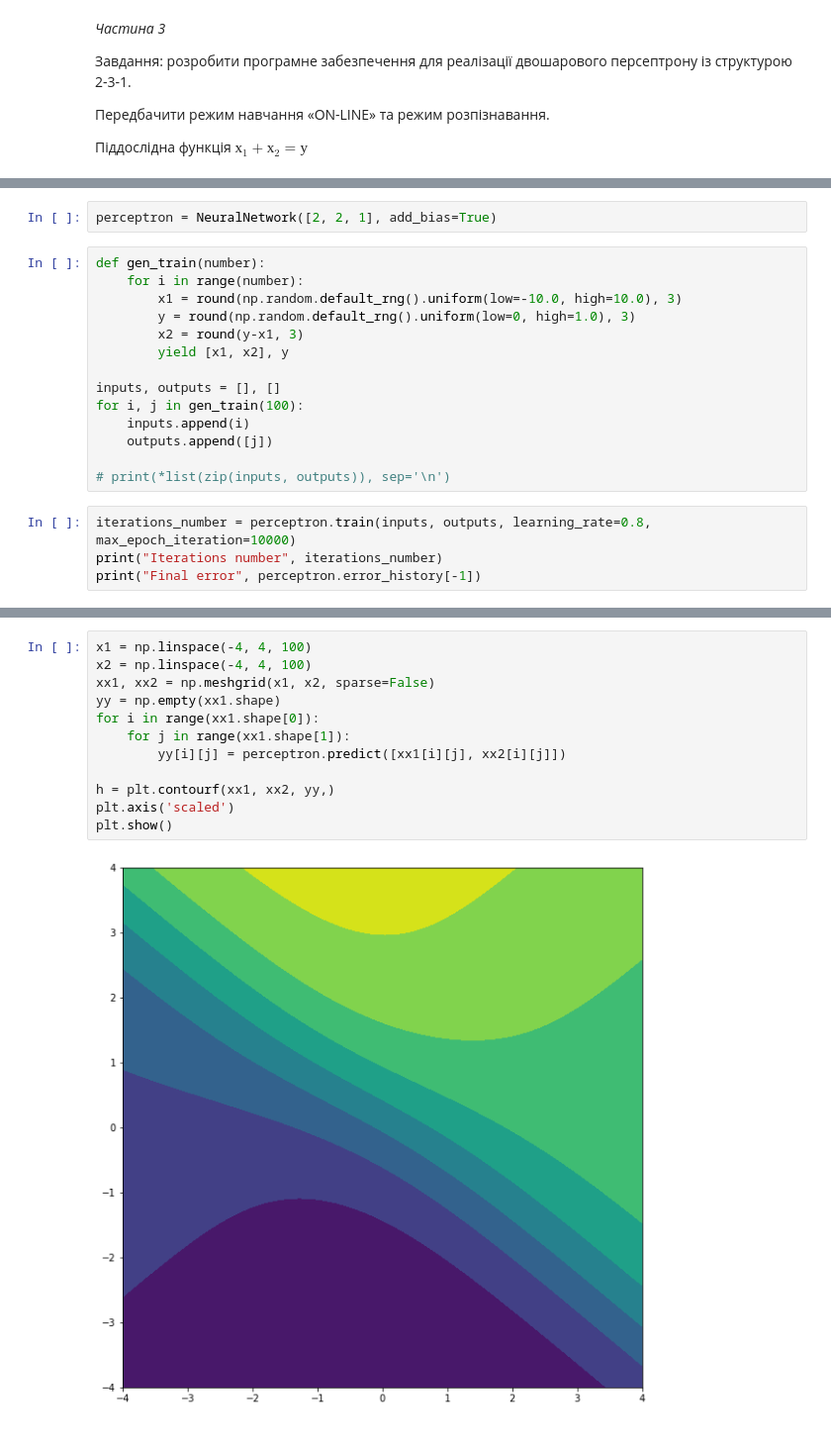
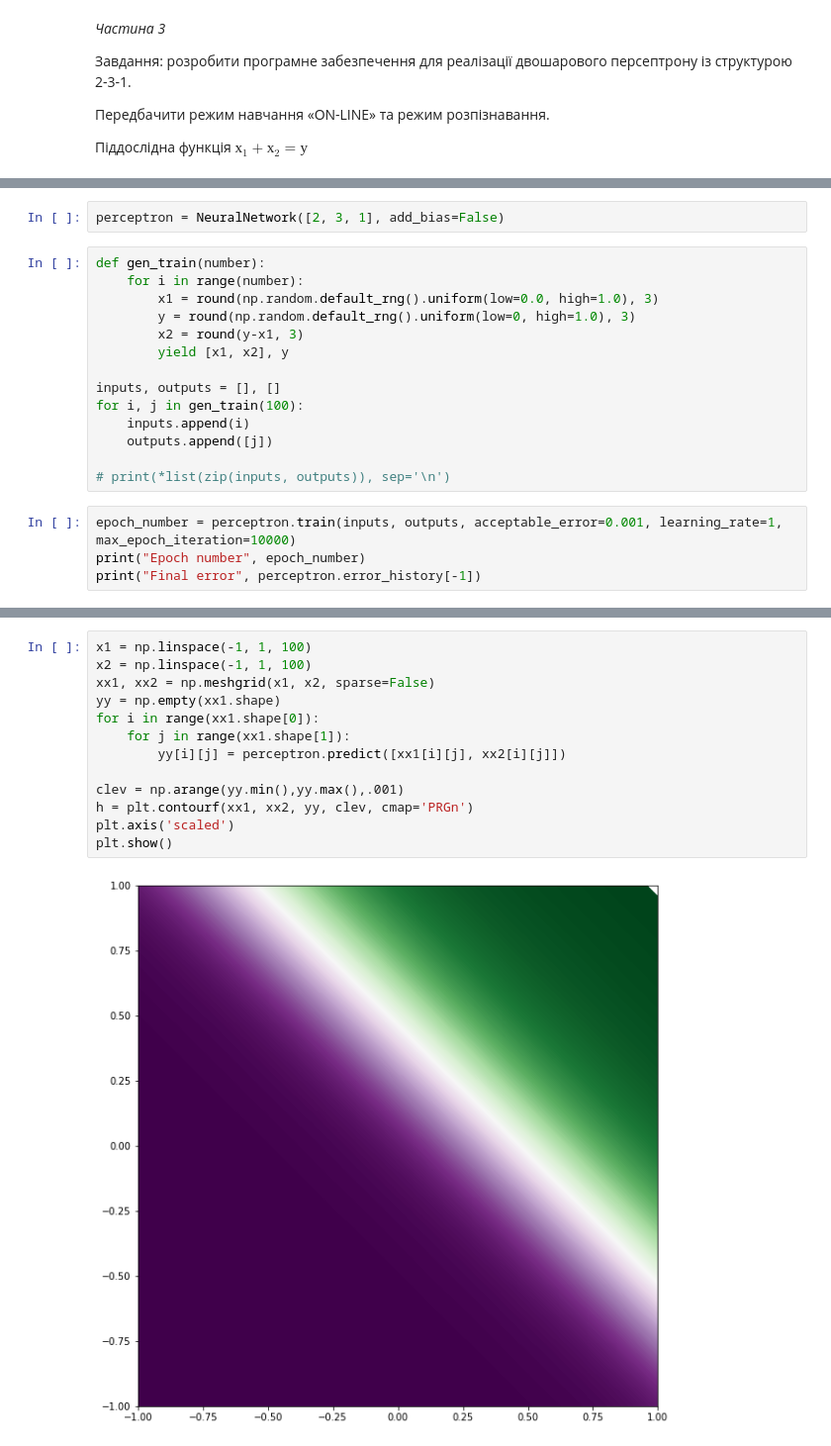
Before and after one commit to moxxiq/neural-network-labs, a Jupyter notebook: L1/Lab-1-3.ipynb, the cells around one changed output, grey strips where cells are left out. Shown: that part at 99% size. Cells and saved outputs as stored; diff of their text form.

```diff
--- a/L1/Lab-1-3.ipynb
+++ b/L1/Lab-1-3.ipynb
@@ -128,11 +129,11 @@ class NeuralNetwork:
         self._step_forward()
         return self.neurons[-1][self.one_or_zero:]
 # %%
-perceptron = NeuralNetwork([2, 2, 1], add_bias=True)
+perceptron = NeuralNetwork([2, 3, 1], add_bias=False)
 # %%
 def gen_train(number):
     for i in range(number):
-        x1 = round(np.random.default_rng().uniform(low=-10.0, high=10.0), 3)
+        x1 = round(np.random.default_rng().uniform(low=0.0, high=1.0), 3)
         y = round(np.random.default_rng().uniform(low=0, high=1.0), 3)
         x2 = round(y-x1, 3)
         yield [x1, x2], y
@@ -144,7 +145,7 @@ for i, j in gen_train(100):
 
 # print(*list(zip(inputs, outputs)), sep='\n')
 # %%
-iterations_number = perceptron.train(inputs, outputs, learning_rate=0.8, max_epoch_iteration=10000)
-print("Iterations number", iterations_number)
+epoch_number = perceptron.train(inputs, outputs, acceptable_error=0.001, learning_rate=1, max_epoch_iteration=10000)
+print("Epoch number", epoch_number)
 print("Final error", perceptron.error_history[-1])
 # %% [output]
@@ -153,15 +154,16 @@ Final error [0.00478037]
 # %%
-x1 = np.linspace(-4, 4, 100)
-x2 = np.linspace(-4, 4, 100)
+x1 = np.linspace(-1, 1, 100)
+x2 = np.linspace(-1, 1, 100)
 xx1, xx2 = np.meshgrid(x1, x2, sparse=False)
 yy = np.empty(xx1.shape)
 for i in range(xx1.shape[0]):
     for j in range(xx1.shape[1]):
         yy[i][j] = perceptron.predict([xx1[i][j], xx2[i][j]])
 
-h = plt.contourf(xx1, xx2, yy,)
+clev = np.arange(yy.min(),yy.max(),.001)
+h = plt.contourf(xx1, xx2, yy, clev, cmap='PRGn')
 plt.axis('scaled')
 plt.show()
 # %% [output]
-[figure, old version]
+[figure, new version]
 # %%
```
Also changed, not shown: parts of 3 cells of this notebook, 3 other files.
